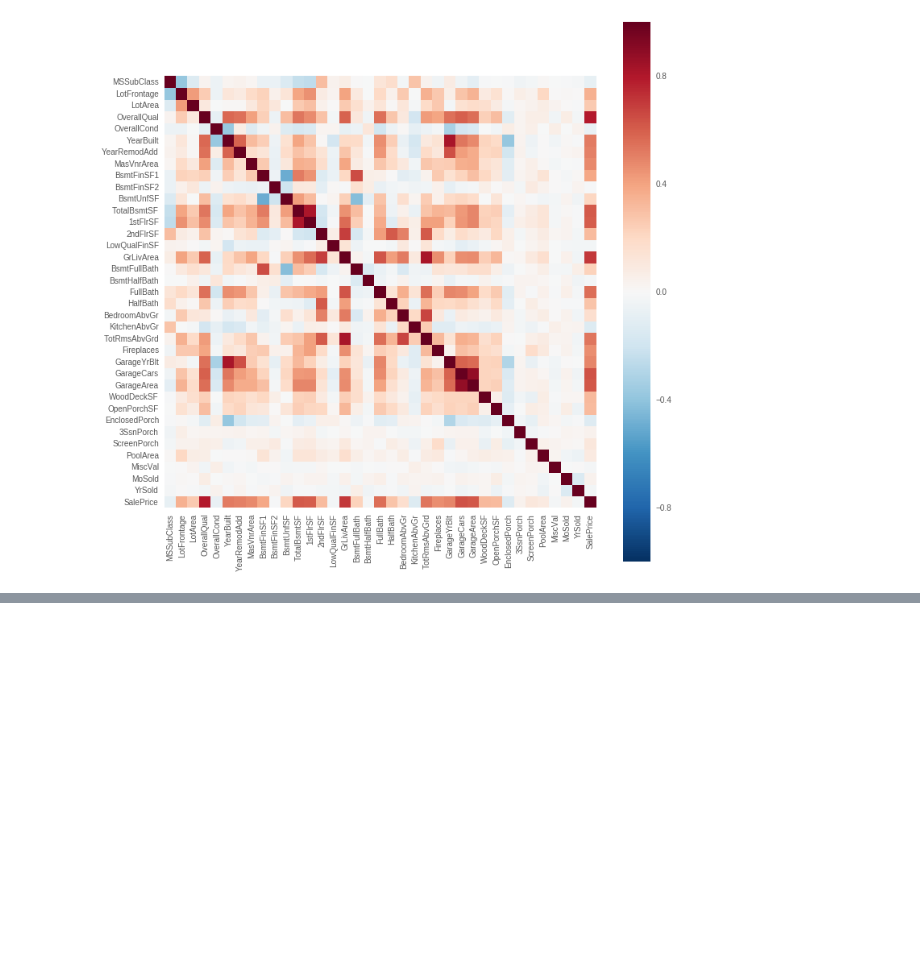
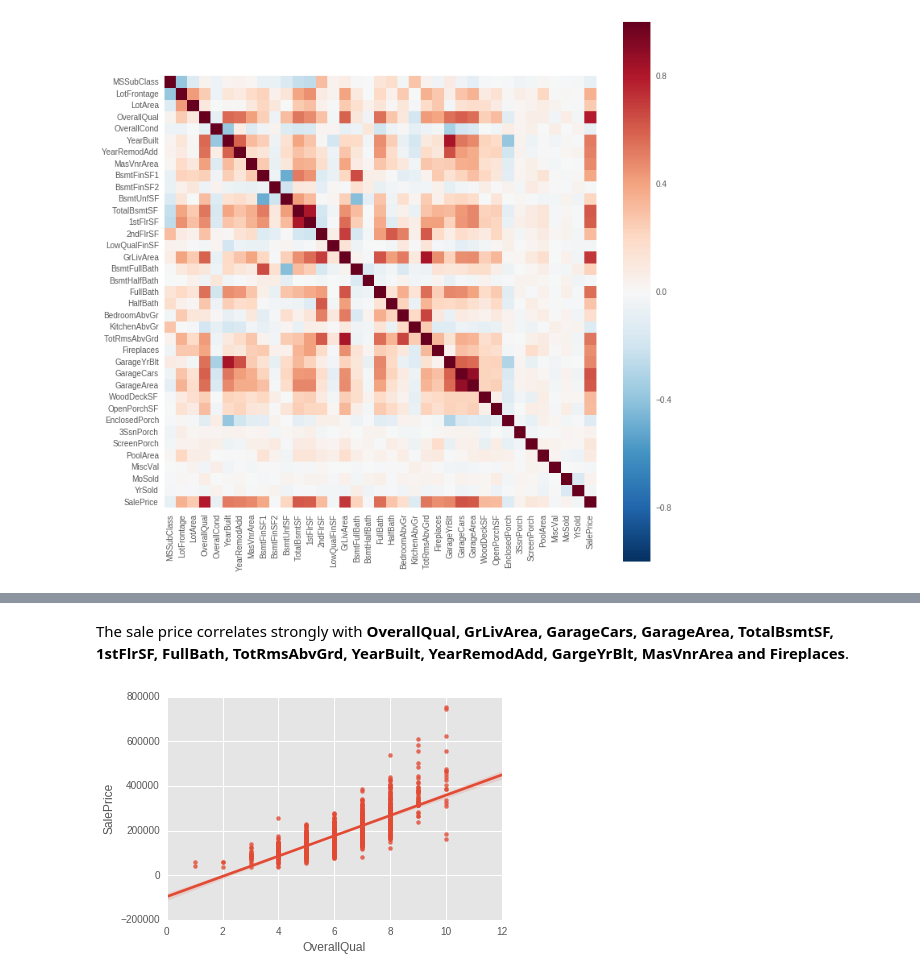
Before and after one commit to dheerajgopi/learn-ML, a Jupyter notebook: kaggle-house-price-data-exploration.ipynb, the cells around one changed output, grey strips where cells are left out. Cells and saved outputs as stored; diff of their text form; code cells hidden in the pictures; blank space fills up the shorter version.

Commit message:
scatterplots of saleprice vs important features

```diff
--- a/kaggle-house-price-data-exploration.ipynb
+++ b/kaggle-house-price-data-exploration.ipynb
@@ -69,0 +92,6 @@ sns.heatmap?
+# %% [markdown]
+The sale price correlates strongly with **OverallQual, GrLivArea, GarageCars, GarageArea, TotalBsmtSF, 1stFlrSF, FullBath, TotRmsAbvGrd, YearBuilt, YearRemodAdd, GargeYrBlt, MasVnrArea and Fireplaces**.
+# %%
+sns.regplot(x=df['OverallQual'], y=df['SalePrice']);
+# %% [output]
+[figure, added]
```
Also changed, not shown: parts of 3 cells of this notebook.
